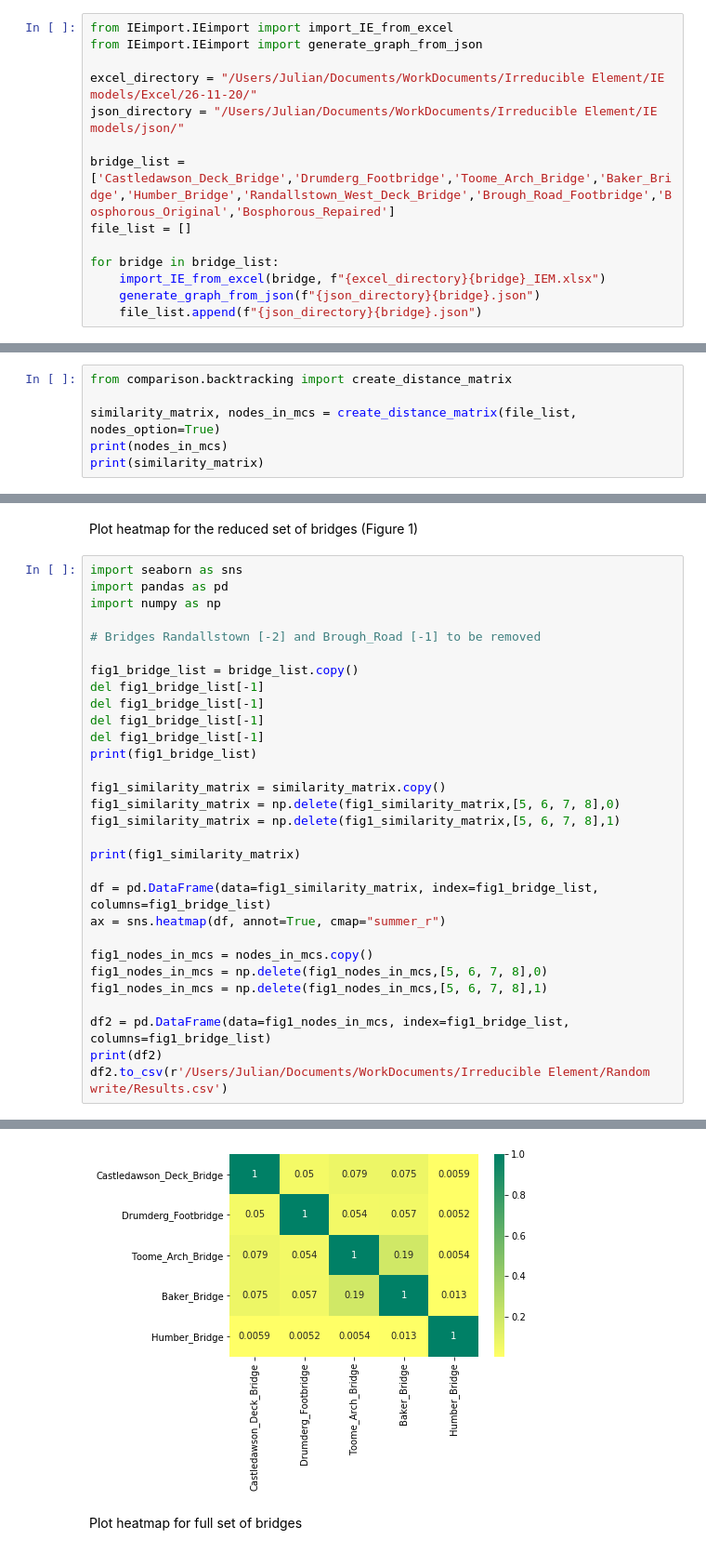
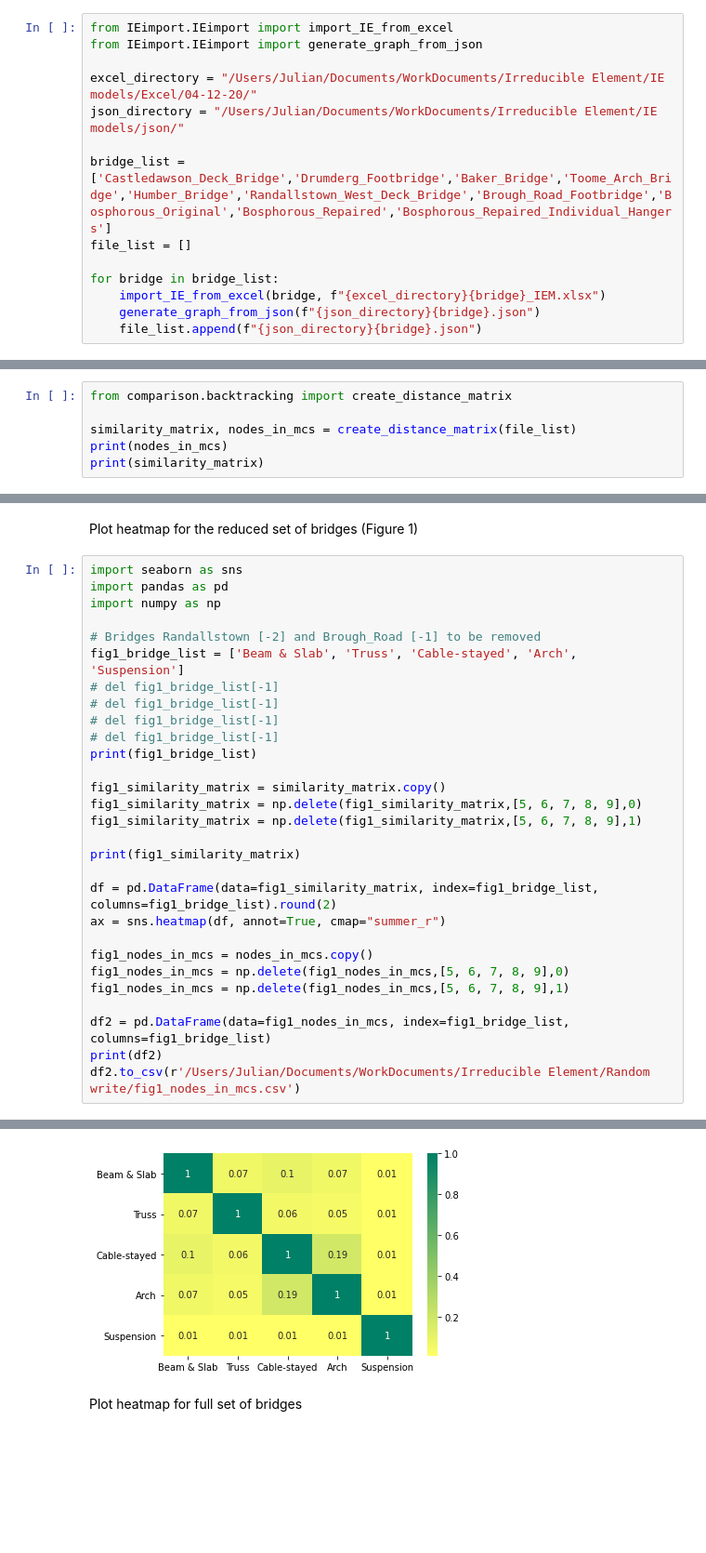
Before and after one commit to dynamics-research-group/agnetwork, a Jupyter notebook: main/first_bridge_journal_.ipynb, the cells around one changed output, grey strips where cells are left out. Shown at 93% size. Saved outputs shown, nothing was run; the diff lists cells and outputs as text; blank space fills up the shorter version.

Commit message:
change order of bridges and file directory

```diff
--- a/main/first_bridge_journal_.ipynb
+++ b/main/first_bridge_journal_.ipynb
@@ -4,10 +4,10 @@ Import all of the bridges and create the corresponding file list
 from IEimport.IEimport import import_IE_from_excel
 from IEimport.IEimport import generate_graph_from_json
 
-excel_directory = "/Users/Julian/Documents/WorkDocuments/Irreducible Element/IE models/Excel/26-11-20/"
+excel_directory = "/Users/Julian/Documents/WorkDocuments/Irreducible Element/IE models/Excel/04-12-20/"
 json_directory = "/Users/Julian/Documents/WorkDocuments/Irreducible Element/IE models/json/"
 
-bridge_list = ['Castledawson_Deck_Bridge','Drumderg_Footbridge','Toome_Arch_Bridge','Baker_Bridge','Humber_Bridge','Randallstown_West_Deck_Bridge','Brough_Road_Footbridge','Bosphorous_Original','Bosphorous_Repaired']
+bridge_list = ['Castledawson_Deck_Bridge','Drumderg_Footbridge','Baker_Bridge','Toome_Arch_Bridge','Humber_Bridge','Randallstown_West_Deck_Bridge','Brough_Road_Footbridge','Bosphorous_Original','Bosphorous_Repaired','Bosphorous_Repaired_Individual_Hangers']
 file_list = []
 
 for bridge in bridge_list:
@@ -19,6 +19,6 @@ Calculate the full distance matrix
 # %%
 from comparison.backtracking import create_distance_matrix
 
-similarity_matrix, nodes_in_mcs = create_distance_matrix(file_list, nodes_option=True)
+similarity_matrix, nodes_in_mcs = create_distance_matrix(file_list)
 print(nodes_in_mcs)
 print(similarity_matrix)
@@ -30,28 +48,27 @@ import pandas as pd
 import numpy as np
 
 # Bridges Randallstown [-2] and Brough_Road [-1] to be removed
-
-fig1_bridge_list = bridge_list.copy()
-del fig1_bridge_list[-1]
-del fig1_bridge_list[-1]
-del fig1_bridge_list[-1]
-del fig1_bridge_list[-1]
+fig1_bridge_list = ['Beam & Slab', 'Truss', 'Cable-stayed', 'Arch', 'Suspension']
+# del fig1_bridge_list[-1]
+# del fig1_bridge_list[-1]
+# del fig1_bridge_list[-1]
+# del fig1_bridge_list[-1]
 print(fig1_bridge_list)
 
 fig1_similarity_matrix = similarity_matrix.copy()
-fig1_similarity_matrix = np.delete(fig1_similarity_matrix,[5, 6, 7, 8],0)
-fig1_similarity_matrix = np.delete(fig1_similarity_matrix,[5, 6, 7, 8],1)
+fig1_similarity_matrix = np.delete(fig1_similarity_matrix,[5, 6, 7, 8, 9],0)
+fig1_similarity_matrix = np.delete(fig1_similarity_matrix,[5, 6, 7, 8, 9],1)
 
 print(fig1_similarity_matrix)
 
-df = pd.DataFrame(data=fig1_similarity_matrix, index=fig1_bridge_list, columns=fig1_bridge_list)
+df = pd.DataFrame(data=fig1_similarity_matrix, index=fig1_bridge_list, columns=fig1_bridge_list).round(2)
 ax = sns.heatmap(df, annot=True, cmap="summer_r")
 
 fig1_nodes_in_mcs = nodes_in_mcs.copy()
-fig1_nodes_in_mcs = np.delete(fig1_nodes_in_mcs,[5, 6, 7, 8],0)
-fig1_nodes_in_mcs = np.delete(fig1_nodes_in_mcs,[5, 6, 7, 8],1)
+fig1_nodes_in_mcs = np.delete(fig1_nodes_in_mcs,[5, 6, 7, 8, 9],0)
+fig1_nodes_in_mcs = np.delete(fig1_nodes_in_mcs,[5, 6, 7, 8, 9],1)
 
 df2 = pd.DataFrame(data=fig1_nodes_in_mcs, index=fig1_bridge_list, columns=fig1_bridge_list)
 print(df2)
-df2.to_csv(r'/Users/Julian/Documents/WorkDocuments/Irreducible Element/Random write/Results.csv')
+df2.to_csv(r'/Users/Julian/Documents/WorkDocuments/Irreducible Element/Random write/fig1_nodes_in_mcs.csv')
 # %% [output]
@@ -77,3 +87,3 @@ Humber_Bridge                           3.0           7.0          476.0
-[figure, old version]
+[figure, new version]
 # %% [markdown]
 Plot heatmap for full set of bridges
```
Also changed, not shown: parts of 4 cells of this notebook.
